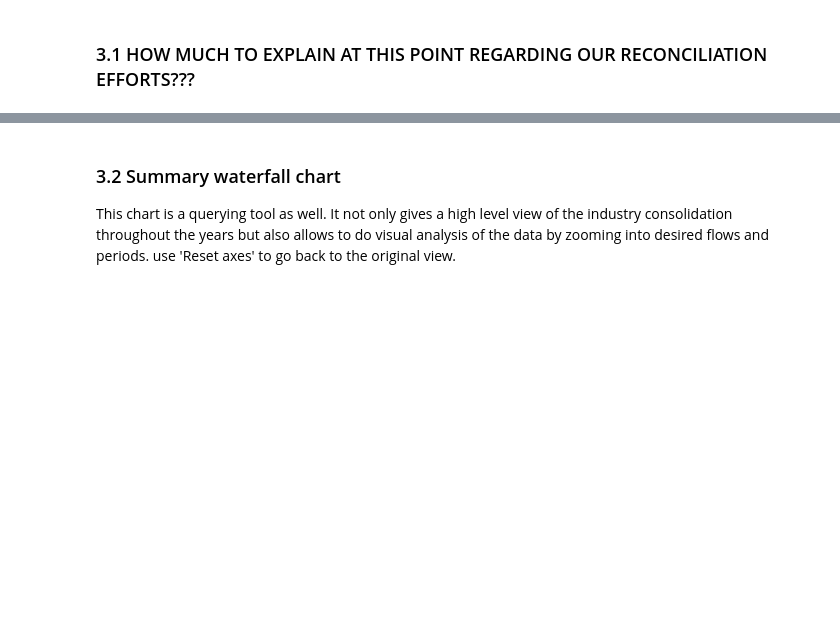
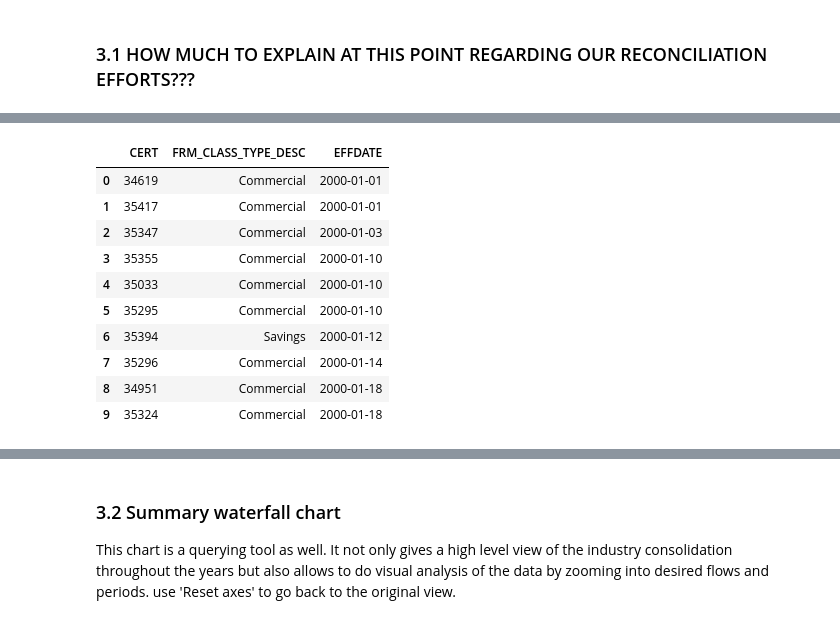
Before and after one commit to allaccountstaken/fdic_banks_eda, a Jupyter notebook: notebooks/summary_report/banks_eda.ipynb, the cells around one changed output, grey strips where cells are left out. Cells and saved outputs as stored; diff of their text form; code cells hidden in the pictures; blank space fills up the shorter version.

```diff
--- a/notebooks/summary_report/banks_eda.ipynb
+++ b/notebooks/summary_report/banks_eda.ipynb
@@ -266,0 +389,20 @@ pio.templates.default = "seaborn"
+# %%
+ni = FilterDF(new_institutions, ['CERT', 'FRM_CLASS_TYPE_DESC', 'EFFDATE'], 'EFFDATE', 'FRM_CLASS_TYPE_DESC')
+li = FilterDF(liquidations, ['CERT', 'FRM_CLASS_TYPE_DESC', 'EFFDATE', 'CHANGECODE_DESC'], 'EFFDATE',
+         'FRM_CLASS_TYPE_DESC', filter_criteria={'CHANGECODE_DESC': 'FINANCIAL DIFFICULTY - PAYOFF'})
+co = FilterDF(combinations, ['CERT', 'ACQ_CLASS_TYPE_DESC', 'EFFDATE'], 'EFFDATE', 'ACQ_CLASS_TYPE_DESC')
+fa = FilterDF(failures, ['CERT', 'ACQ_CLASS_TYPE_DESC', 'EFFDATE'], 'EFFDATE', 'ACQ_CLASS_TYPE_DESC')
+
+ni.head(10)
+# %% [output]
+|  | CERT | FRM_CLASS_TYPE_DESC | EFFDATE |
+| 0 | 34619 | Commercial | 2000-01-01 |
+| 1 | 35417 | Commercial | 2000-01-01 |
+| 2 | 35347 | Commercial | 2000-01-03 |
+| 3 | 35355 | Commercial | 2000-01-10 |
+| 4 | 35033 | Commercial | 2000-01-10 |
+| 5 | 35295 | Commercial | 2000-01-10 |
+| 6 | 35394 | Savings | 2000-01-12 |
+| 7 | 35296 | Commercial | 2000-01-14 |
+| 8 | 34951 | Commercial | 2000-01-18 |
+| 9 | 35324 | Commercial | 2000-01-18 |
```
Also changed, not shown: parts of 15 cells of this notebook, 1 other file.
